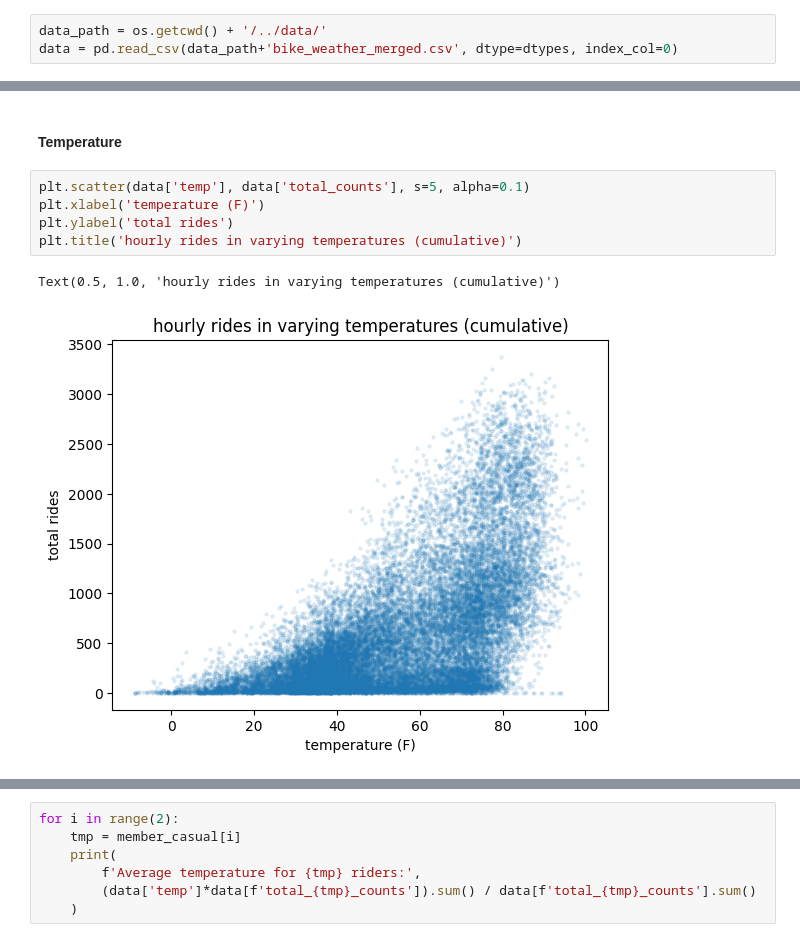
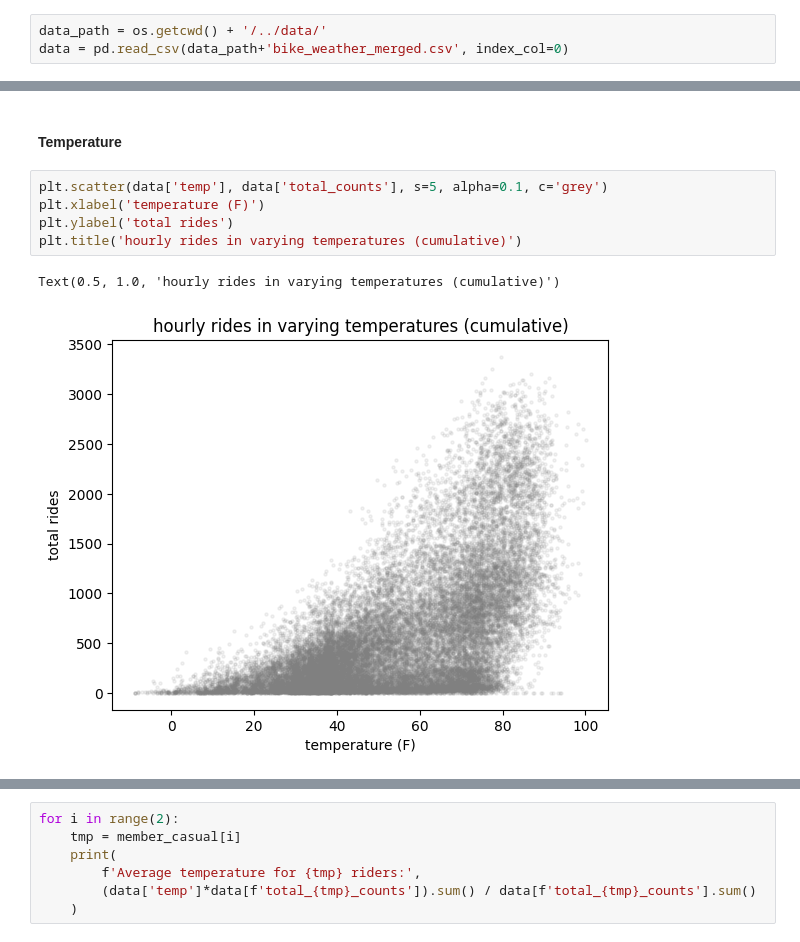
Before and after one commit to pollyren/divvy, a Jupyter notebook: analysis/weather_analysis.ipynb, the cells around one changed output, grey strips where cells are left out. Cells and saved outputs as stored; diff of their text form.

```diff
--- a/analysis/weather_analysis.ipynb
+++ b/analysis/weather_analysis.ipynb
@@ -56,6 +15,6 @@ dtypes = {
 # %%
 data_path = os.getcwd() + '/../data/'
-data = pd.read_csv(data_path+'bike_weather_merged.csv', dtype=dtypes, index_col=0)
+data = pd.read_csv(data_path+'bike_weather_merged.csv', index_col=0)
 # %%
 data['total_counts'] = data['total_member_counts'].fillna(0) + data['total_casual_counts'].fillna(0)
 # %%
@@ -123,13 +86,13 @@ sns.heatmap(numeric_data.corr())
 # %% [markdown]
 #### Temperature
 # %%
-plt.scatter(data['temp'], data['total_counts'], s=5, alpha=0.1)
+plt.scatter(data['temp'], data['total_counts'], s=5, alpha=0.1, c='grey')
 plt.xlabel('temperature (F)')
 plt.ylabel('total rides')
 plt.title('hourly rides in varying temperatures (cumulative)')
 # %% [output]
 Text(0.5, 1.0, 'hourly rides in varying temperatures (cumulative)')
-[figure, old version]
+[figure, new version]
 # %%
 fig, axes = plt.subplots(1, 2, figsize=(15,5), sharey=True)
 for i in range(2):
```
Also changed, not shown: parts of 16 cells of this notebook.
